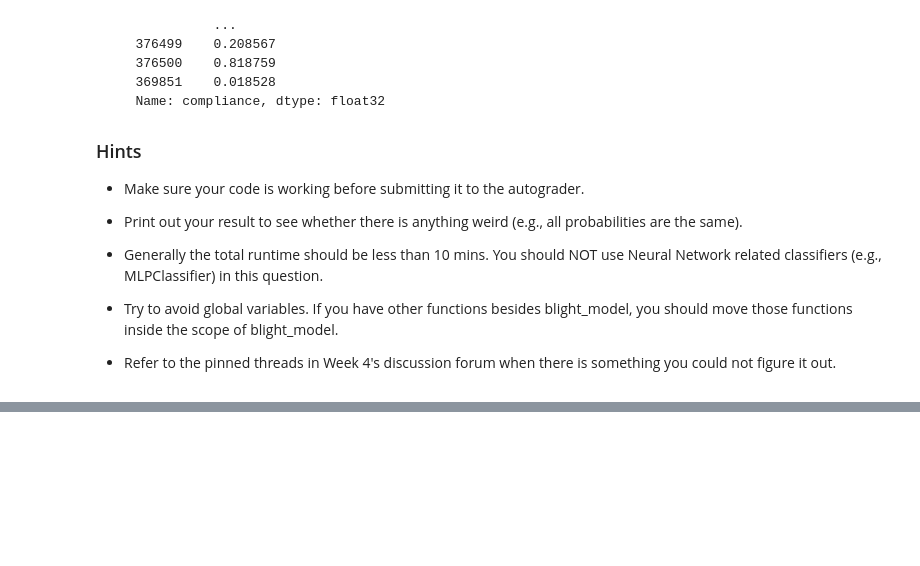
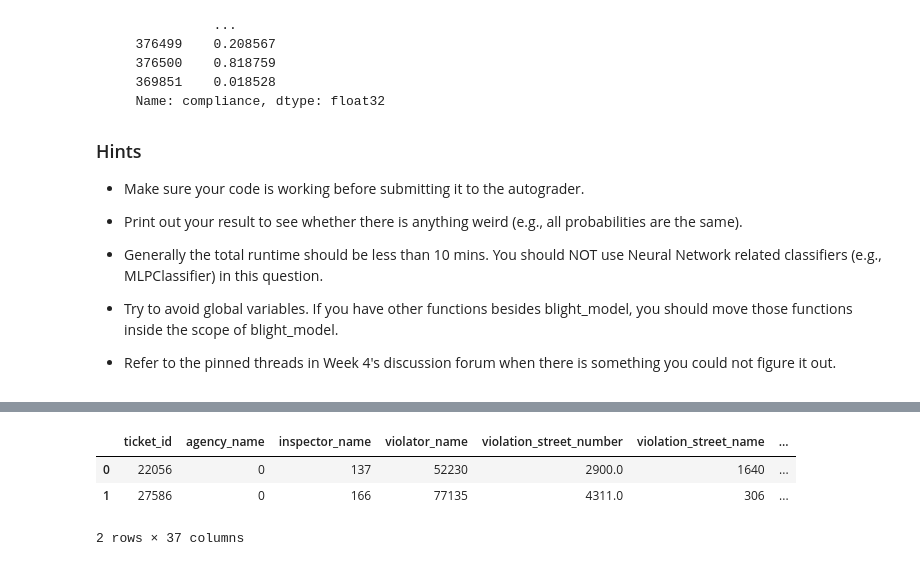
Before and after one commit to francodarvas/PYTHON2, a Jupyter notebook: Assignment 4.ipynb, the cells around one changed output, grey strips where cells are left out. Saved outputs shown, nothing was run; the diff lists cells and outputs as text; code cells hidden in the pictures; blank space fills up the shorter version.

```diff
--- a/Assignment 4.ipynb
+++ b/Assignment 4.ipynb
@@ -225,0 +299,7 @@ Name: prob, Length: 61001, dtype: float64
+# %%
+train_m.head(2)
+# %% [output]
+|  | ticket_id | agency_name | inspector_name | violator_name | violation_street_number | violation_street_name | ... |
+| 0 | 22056 | 0 | 137 | 52230 | 2900.0 | 1640 | ... |
+| 1 | 27586 | 0 | 166 | 77135 | 4311.0 | 306 | ... |
+2 rows × 37 columns
```
Also changed, not shown: parts of 27 cells of this notebook.
